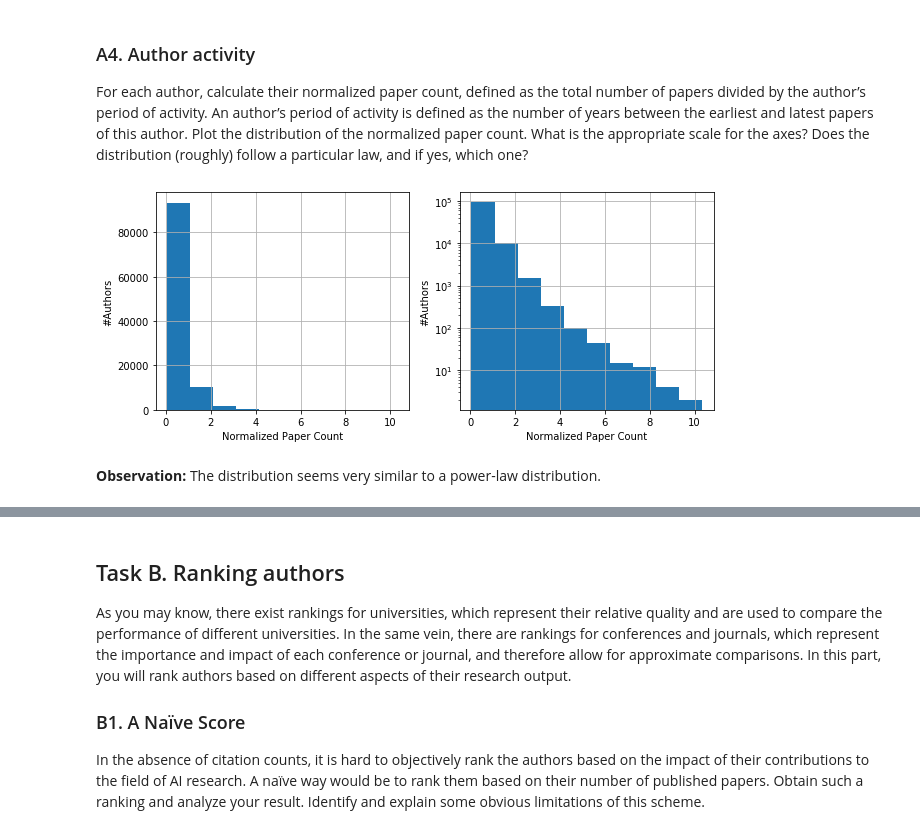
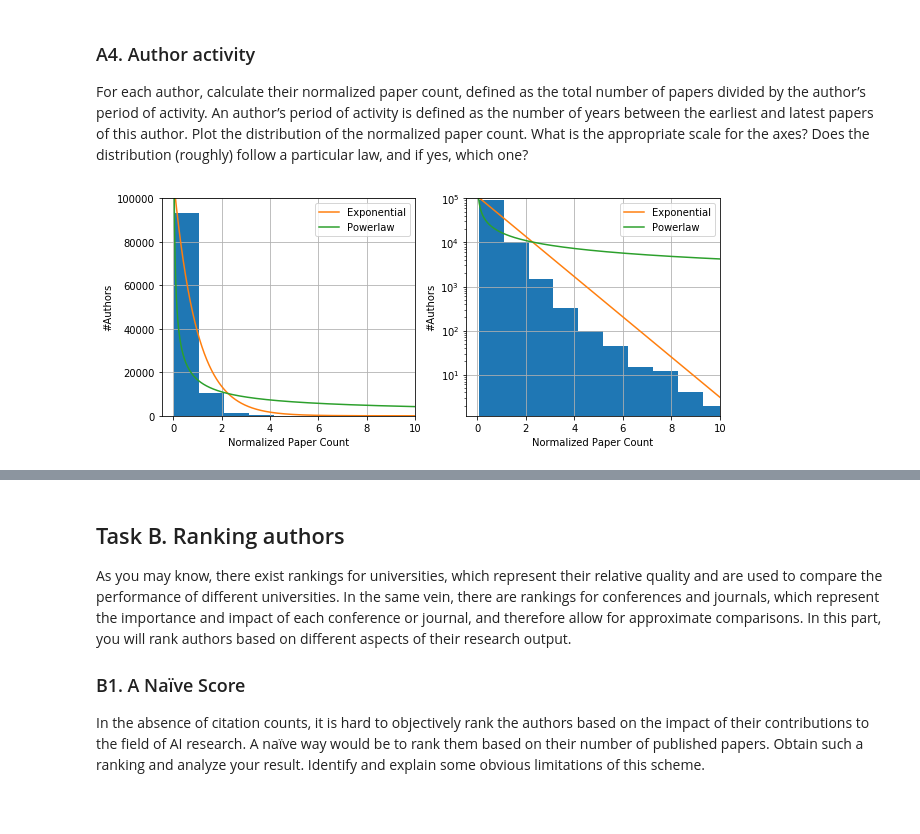
Before and after one commit to epfl-ada/2019, a Jupyter notebook: Homework/01 - Pandas and Data Wrangling/hw1_solutions.ipynb, the cells around one changed output, grey strips where cells are left out. Drawn from its saved outputs; the diff is of its cells as text; code cells hidden in the pictures; blank space fills up the shorter version.

```diff
--- a/Homework/01 - Pandas and Data Wrangling/hw1_solutions.ipynb
+++ b/Homework/01 - Pandas and Data Wrangling/hw1_solutions.ipynb
@@ -488,18 +491,35 @@ def compute_activity(years):
 
 activity = dblp_auth.groupby('author')['year'].apply(compute_activity)
 normalized_paper_count = dblp_auth.groupby('author')['title'].count() / activity
-# %%
-fig, (ax1, ax2) = plt.subplots(1,2,figsize=(10,4))
-normalized_paper_count.hist(ax=ax1)
-ax1.set_ylabel('#Authors')
-ax1.set_xlabel('Normalized Paper Count')
-normalized_paper_count.hist(ax=ax2)
-ax2.set_yscale('log')
-ax2.set_ylabel('#Authors')
-ax2.set_xlabel('Normalized Paper Count')
-plt.show()
-# %% [output]
-[figure, removed]
-# %% [markdown]
-**Observation:**
-The distribution seems very similar to a power-law distribution.
+# %%
+fig, (ax1, ax2) = plt.subplots(1,2,figsize=(10,4))
+normalized_paper_count.hist(ax=ax1)
+ax1.set_ylabel('#Authors')
+ax1.set_xlabel('Normalized Paper Count')
+normalized_paper_count.hist(ax=ax2)
+ax2.set_yscale('log')
+ax2.set_ylabel('#Authors')
+ax2.set_xlabel('Normalized Paper Count')
+
+xt = ax2.get_xticks()
+xmin, xmax = 0, max(xt)
+lnspc = np.linspace(xmin, xmax, len(normalized_paper_count))
+ax1.set_ylim(top=100000); ax1.set_xlim(right=10)
+ax2.set_ylim(top=100000); ax2.set_xlim(right=10)
+
+# lets try the exponential distribution first
+m, s = stats.expon.fit(normalized_paper_count) # get estimates of distribution parameters
+pdf_g = stats.expon.pdf(lnspc, scale=s)
+ax1.plot(lnspc, pdf_g * len(normalized_paper_count), label="Exponential")
+ax2.plot(lnspc, pdf_g * len(normalized_paper_count), label="Exponential")
+
+# lets also try powerlaw distribution
+a, m, s = stats.powerlaw.fit(normalized_paper_count) # get estimates of distribution parameters
+pdf_g = stats.powerlaw.pdf(lnspc, a, scale=s)
+ax1.plot(lnspc, pdf_g * len(normalized_paper_count), label="Powerlaw")
+ax2.plot(lnspc, pdf_g * len(normalized_paper_count), label="Powerlaw")
+
+ax1.legend(); ax2.legend()
+plt.show()
+# %% [output]
+[figure, added]
```
Also changed, not shown: parts of 13 cells of this notebook.
